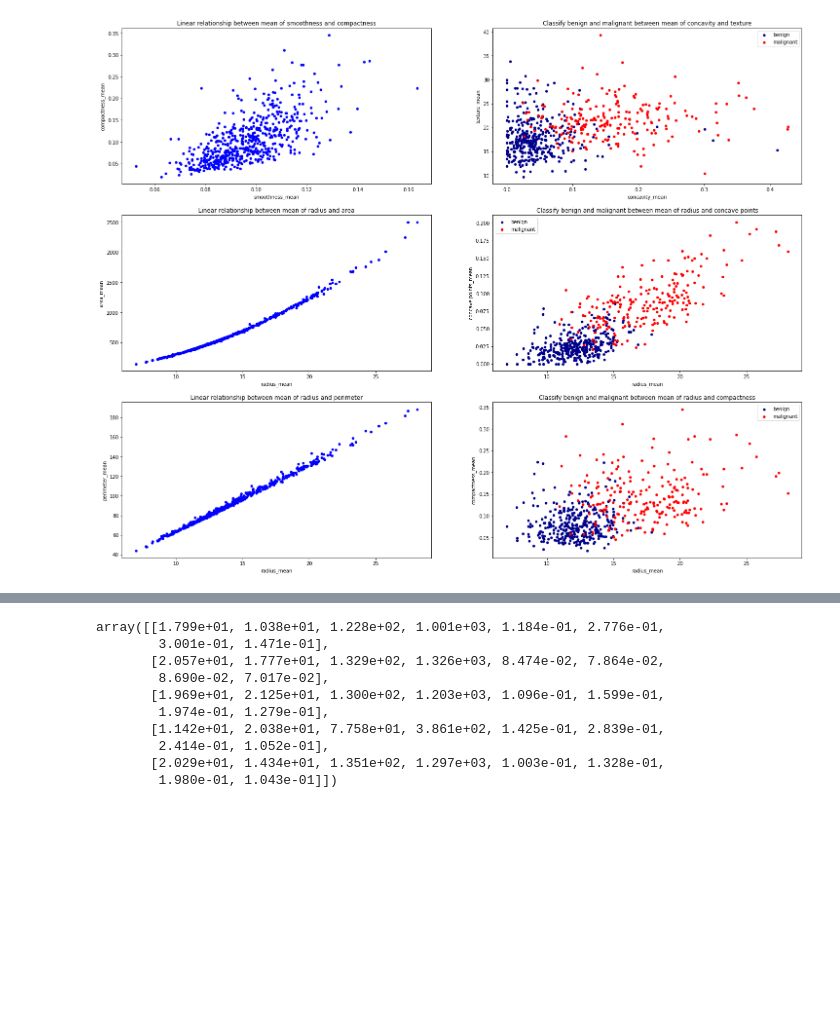
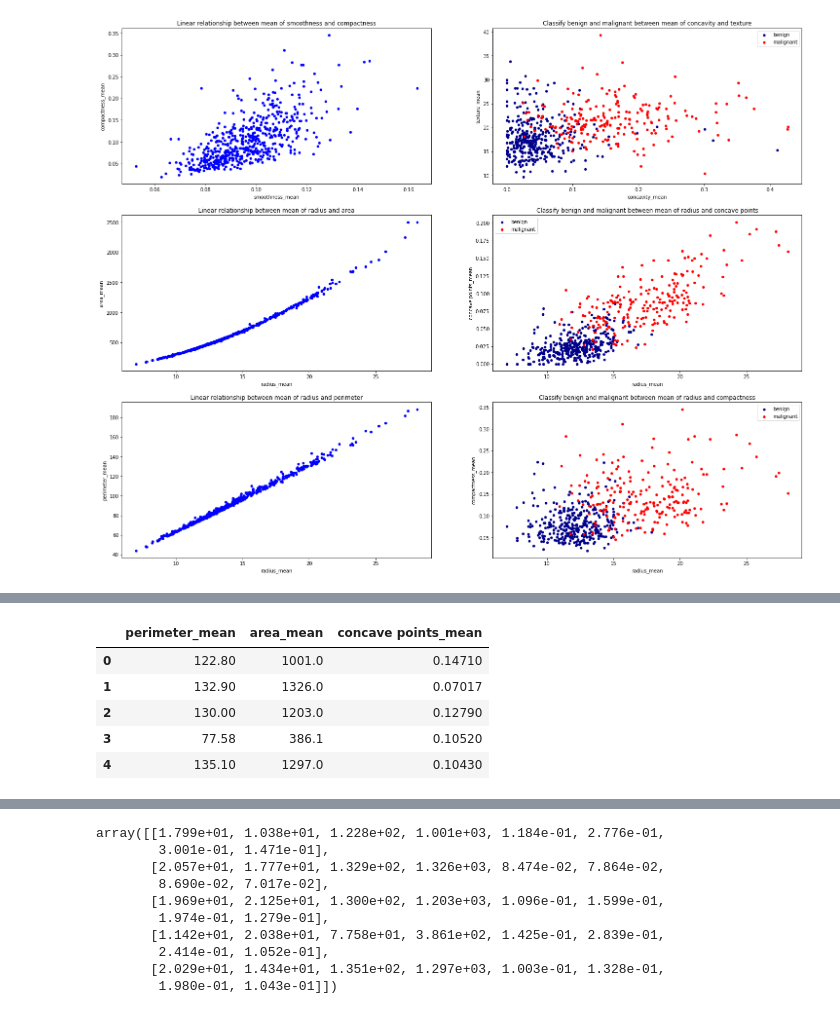
Before and after one commit to vy-phung/Cancer-diagnosis, a Jupyter notebook: Breast_Cancer_Wisconsin_(Diagnostic)_Data_Set.ipynb, the cells around one changed output, grey strips where cells are left out. Saved outputs shown, nothing was run; the diff lists cells and outputs as text; code cells hidden in the pictures; blank space fills up the shorter version.

```diff
--- a/Breast_Cancer_Wisconsin_(Diagnostic)_Data_Set.ipynb
+++ b/Breast_Cancer_Wisconsin_(Diagnostic)_Data_Set.ipynb
@@ -134,0 +140,10 @@ plt.show()
+# %%
+X_ra = df[['perimeter_mean',	'area_mean','concave points_mean']]
+X_ra.head()
+# %% [output]
+|  | perimeter_mean | area_mean | concave points_mean |
+| 0 | 122.80 | 1001.0 | 0.14710 |
+| 1 | 132.90 | 1326.0 | 0.07017 |
+| 2 | 130.00 | 1203.0 | 0.12790 |
+| 3 | 77.58 | 386.1 | 0.10520 |
+| 4 | 135.10 | 1297.0 | 0.10430 |
```
Also changed, not shown: parts of 16 cells of this notebook.
